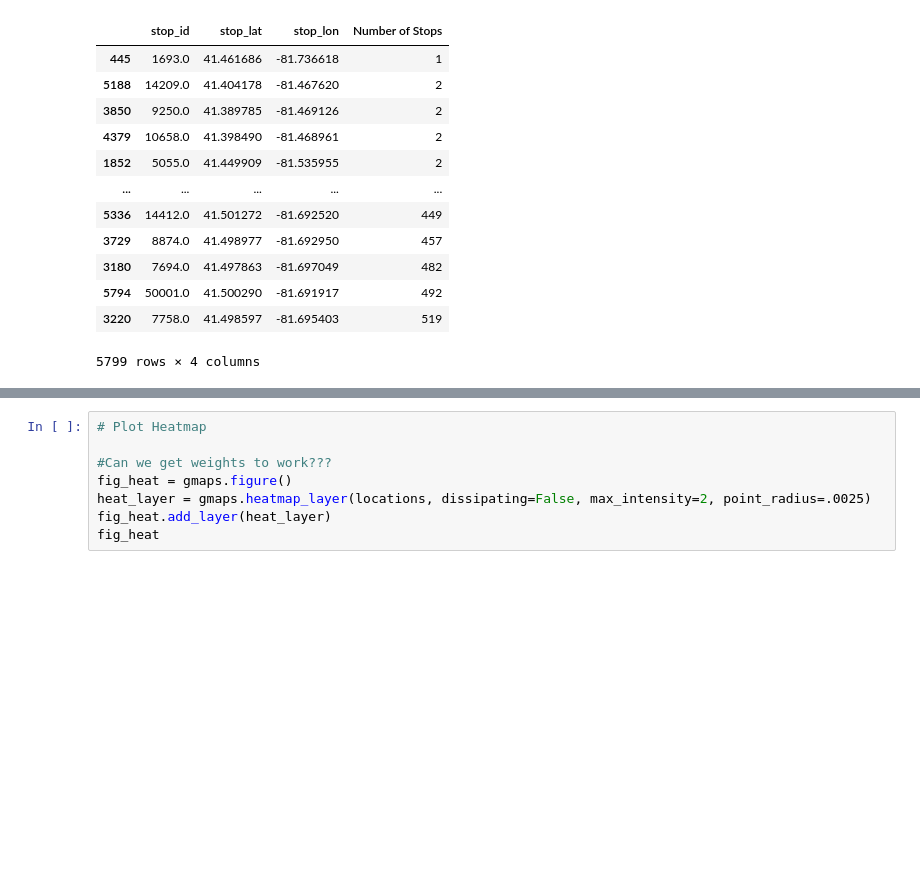
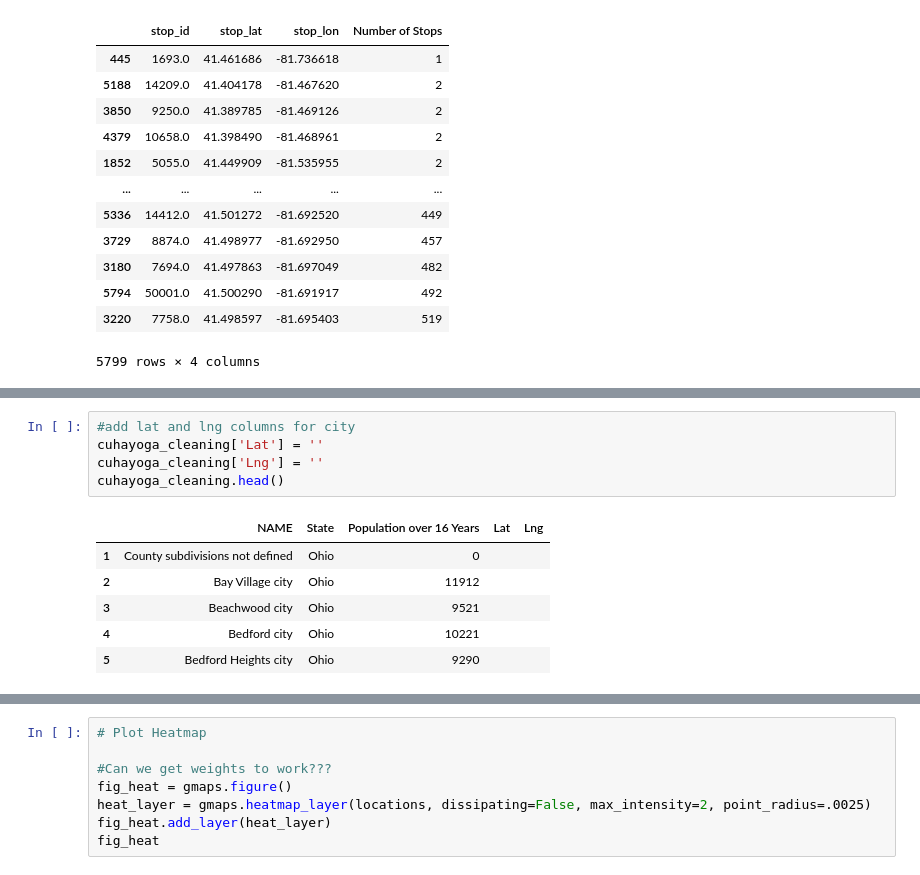
Before and after one commit to tanazimmer/Project1, a Jupyter notebook: bus_project.ipynb, the cells around one changed output, grey strips where cells are left out. Saved outputs shown, nothing was run; the diff lists cells and outputs as text; blank space fills up the shorter version.

```diff
--- a/bus_project.ipynb
+++ b/bus_project.ipynb
@@ -106,0 +153,12 @@ stop_sort
+# %%
+#add lat and lng columns for city
+cuhayoga_cleaning['Lat'] = ''
+cuhayoga_cleaning['Lng'] = ''
+cuhayoga_cleaning.head()
+# %% [output]
+|  | NAME | State | Population over 16 Years | Lat | Lng |
+| 1 | County subdivisions not defined | Ohio | 0 |  |  |
+| 2 | Bay Village city | Ohio | 11912 |  |  |
+| 3 | Beachwood city | Ohio | 9521 |  |  |
+| 4 | Bedford city | Ohio | 10221 |  |  |
+| 5 | Bedford Heights city | Ohio | 9290 |  |  |
```
Also changed, not shown: parts of 8 cells of this notebook.
